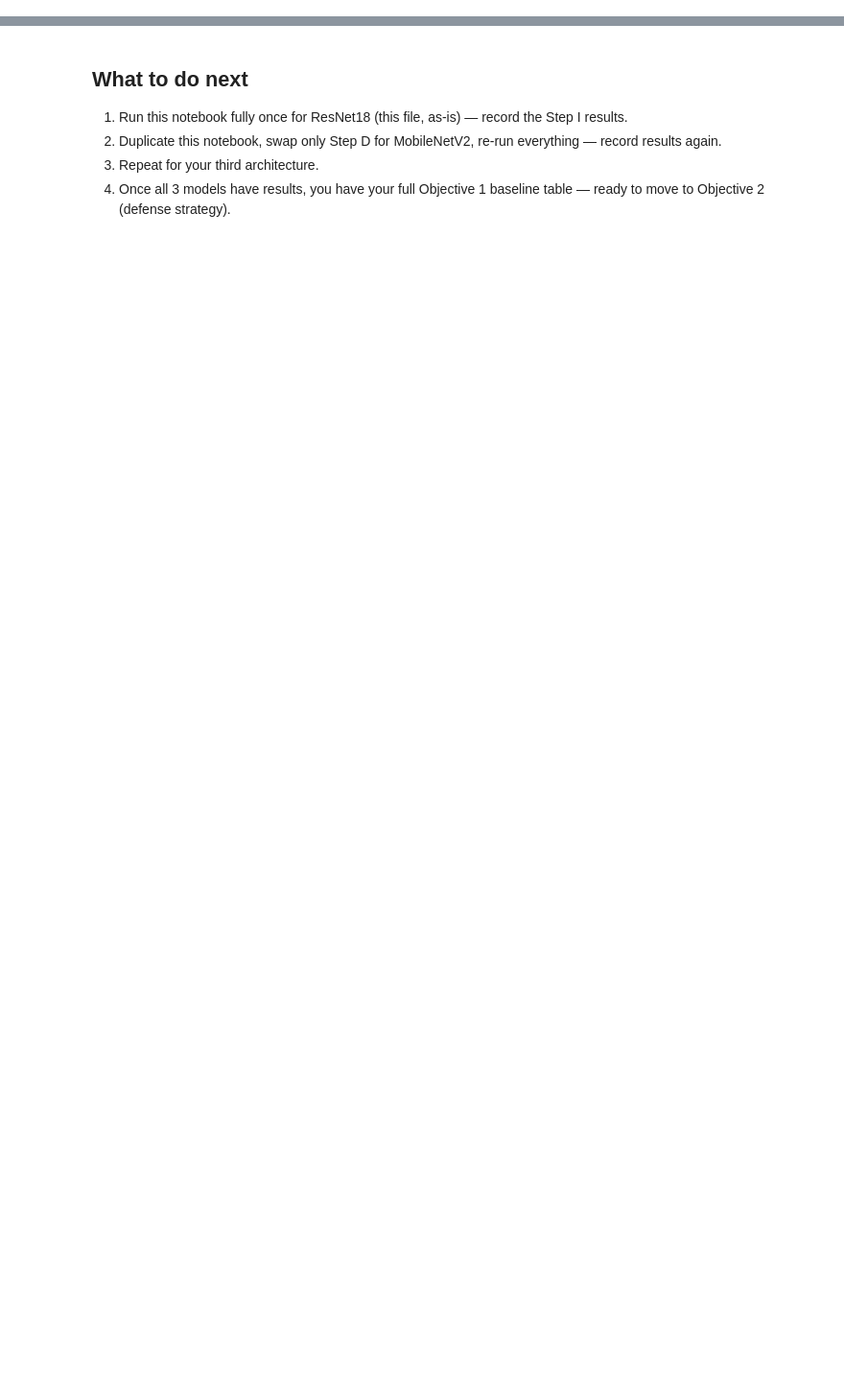
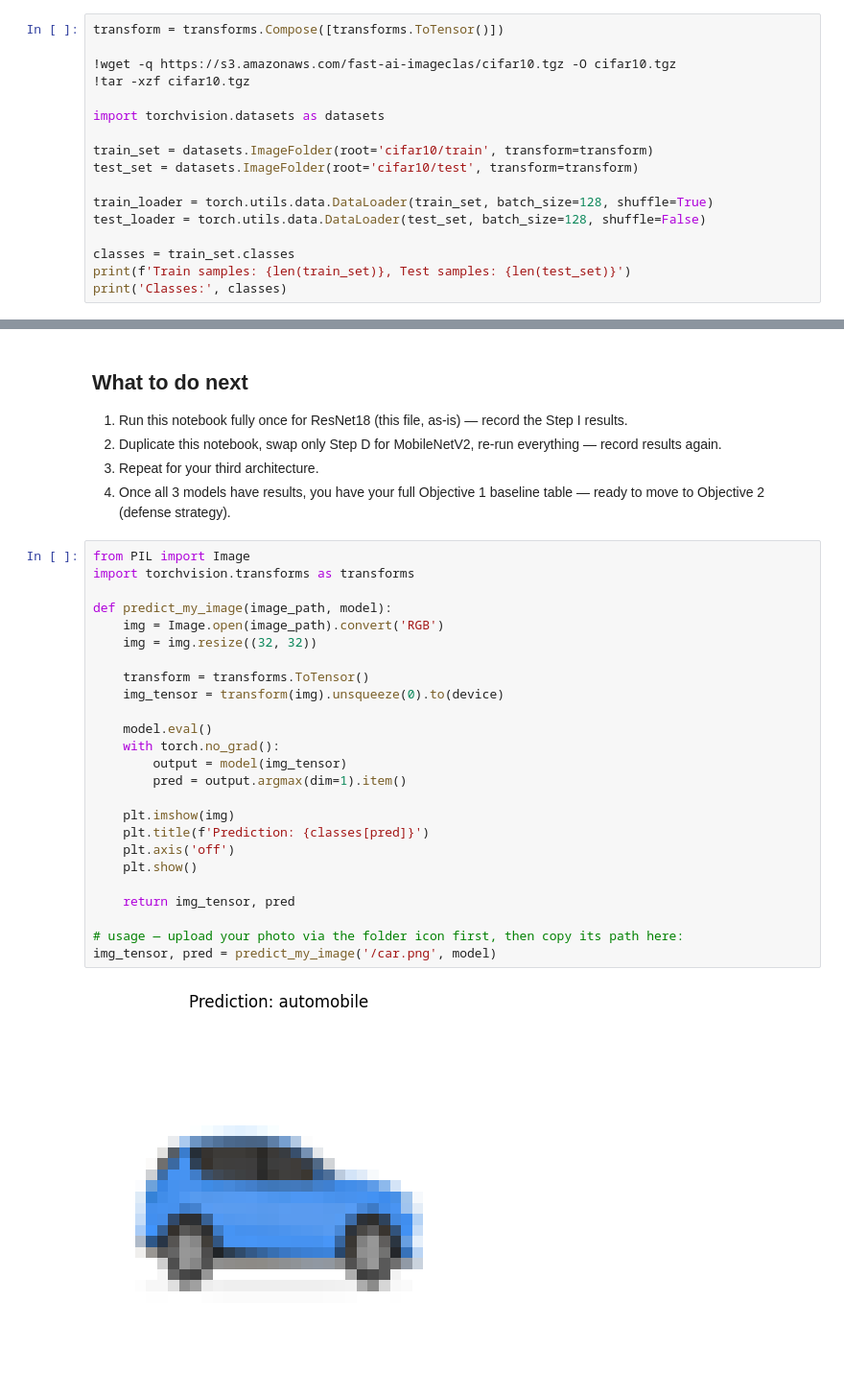
Before and after one commit to dhruthirs/adversarial-resilience, a Jupyter notebook: notebooks/cifar10_resnet18_baseline.ipynb, the cells around one changed output, grey strips where cells are left out. Shown at 96% size. Cells and saved outputs as stored; diff of their text form; blank space fills up the shorter version.

Commit message:
Add model saving and custom photo prediction to ResNet18 notebook

```diff
--- a/notebooks/cifar10_resnet18_baseline.ipynb
+++ b/notebooks/cifar10_resnet18_baseline.ipynb
@@ -73,0 +34,17 @@ Train samples: 50000, Test samples: 10000
+# %%
+transform = transforms.Compose([transforms.ToTensor()])
+
+!wget -q https://s3.amazonaws.com/fast-ai-imageclas/cifar10.tgz -O cifar10.tgz
+!tar -xzf cifar10.tgz
+
+import torchvision.datasets as datasets
+
+train_set = datasets.ImageFolder(root='cifar10/train', transform=transform)
+test_set = datasets.ImageFolder(root='cifar10/test', transform=transform)
+
+train_loader = torch.utils.data.DataLoader(train_set, batch_size=128, shuffle=True)
+test_loader = torch.utils.data.DataLoader(test_set, batch_size=128, shuffle=False)
+
+classes = train_set.classes
+print(f'Train samples: {len(train_set)}, Test samples: {len(test_set)}')
+print('Classes:', classes)
@@ -232,3 +219,30 @@ PGD (eps=8/255)     0.00        100.00
 2. Duplicate this notebook, swap only Step D for MobileNetV2, re-run everything — record results again.
 3. Repeat for your third architecture.
 4. Once all 3 models have results, you have your full Objective 1 baseline table — ready to move to Objective 2 (defense strategy).
+# %%
+from PIL import Image
+import torchvision.transforms as transforms
+
+def predict_my_image(image_path, model):
+    img = Image.open(image_path).convert('RGB')
+    img = img.resize((32, 32))
+
+    transform = transforms.ToTensor()
+    img_tensor = transform(img).unsqueeze(0).to(device)
+
+    model.eval()
+    with torch.no_grad():
+        output = model(img_tensor)
+        pred = output.argmax(dim=1).item()
+
+    plt.imshow(img)
+    plt.title(f'Prediction: {classes[pred]}')
+    plt.axis('off')
+    plt.show()
+
+    return img_tensor, pred
+
+# usage — upload your photo via the folder icon first, then copy its path here:
+img_tensor, pred = predict_my_image('/car.png', model)
+# %% [output]
+[figure, added]
```
Also changed, not shown: parts of 8 cells of this notebook.
